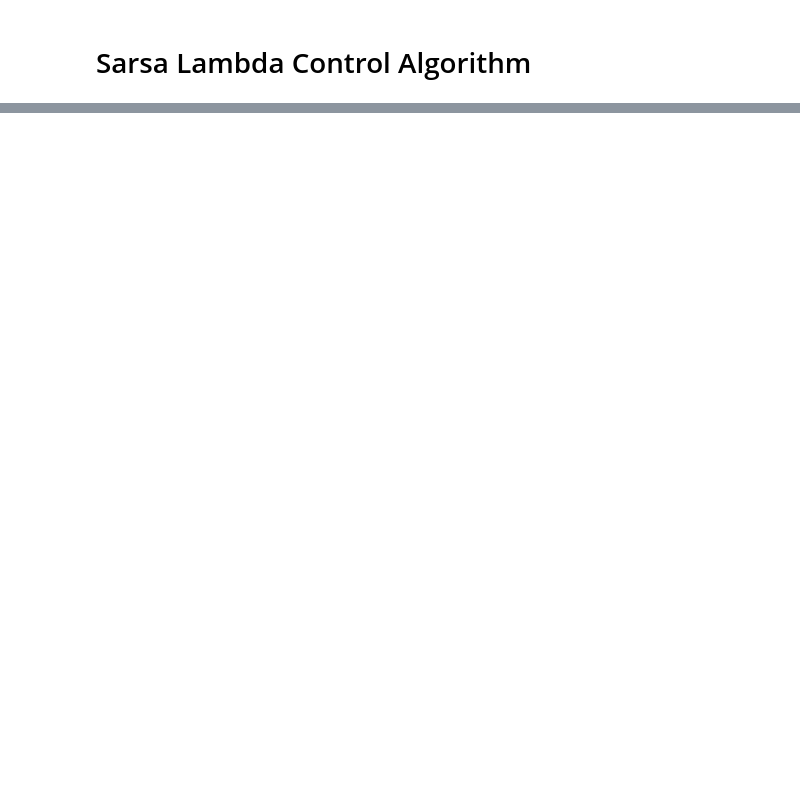
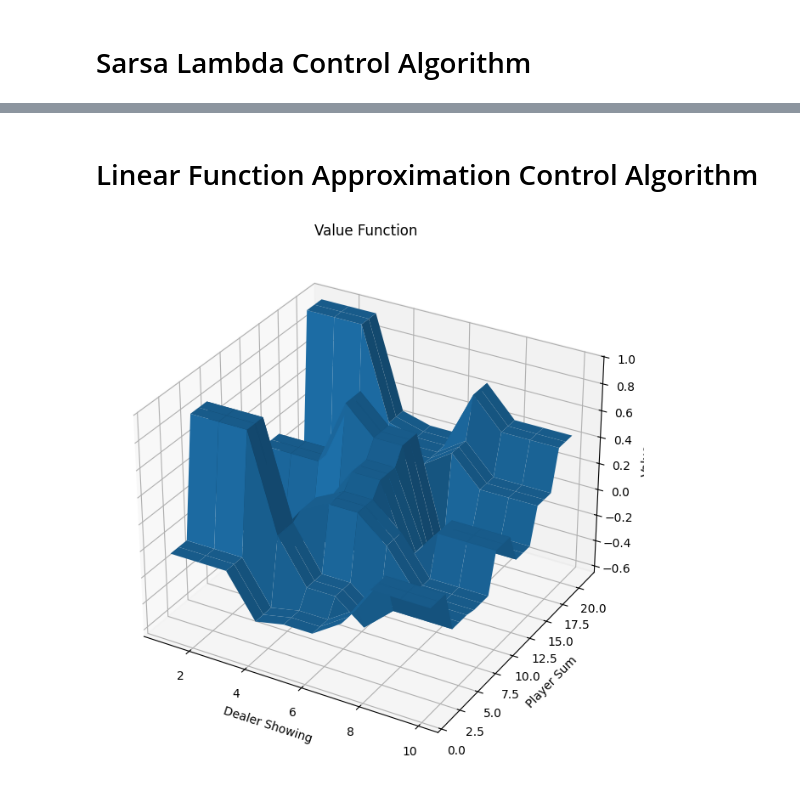
Before and after one commit to Andyccs/reinforcement_learning_david_silver_summary, a Jupyter notebook: easy21/easy21.ipynb, the cells around one changed output, grey strips where cells are left out. Saved outputs shown, nothing was run; the diff lists cells and outputs as text; code cells hidden in the pictures; blank space fills up the shorter version.

Commit message:
Fix error in linear function approximation

```diff
--- a/easy21/easy21.ipynb
+++ b/easy21/easy21.ipynb
@@ -105,0 +107,12 @@ learning.plot_mse_per_episode(mse_lambda_0, mse_lambda_1, "lambda=0", "lambda=1"
+# %% [markdown]
+# Linear Function Approximation Control Algorithm
+# %%
+import learning
+
+approx_q_state_action, _ = learning.linear_function_approximation_control(episodes=1000, epsilon=0.05, alpha=0.01, gamma=1.0, llambda=0.9, debug=False)
+approx_value_function = learning.q_to_value_function(approx_q_state_action)
+approx_policy = learning.q_to_policy(approx_q_state_action)
+# %%
+learning.plot_value_function(approx_value_function)
+# %% [output]
+[figure, added]
```
Also changed, not shown: parts of 19 cells of this notebook, 2 other files.
